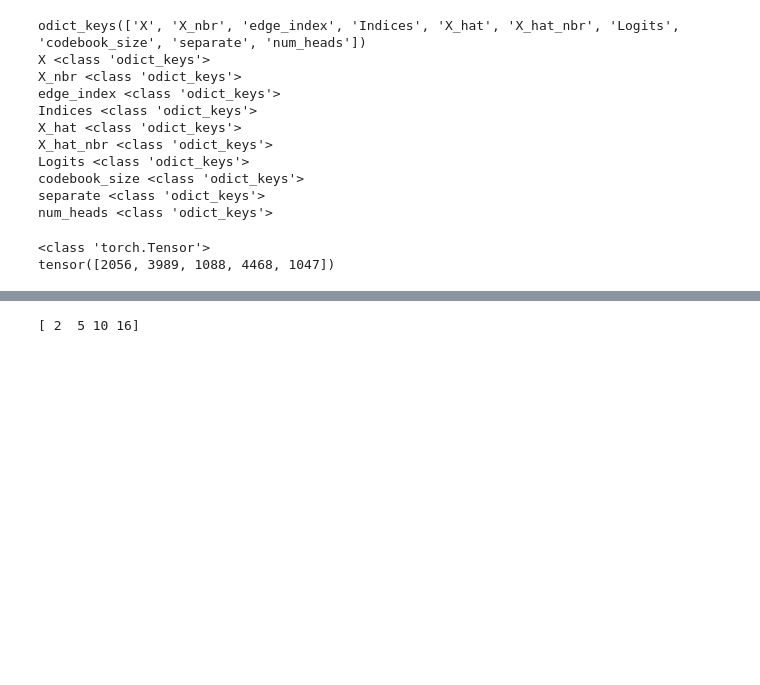
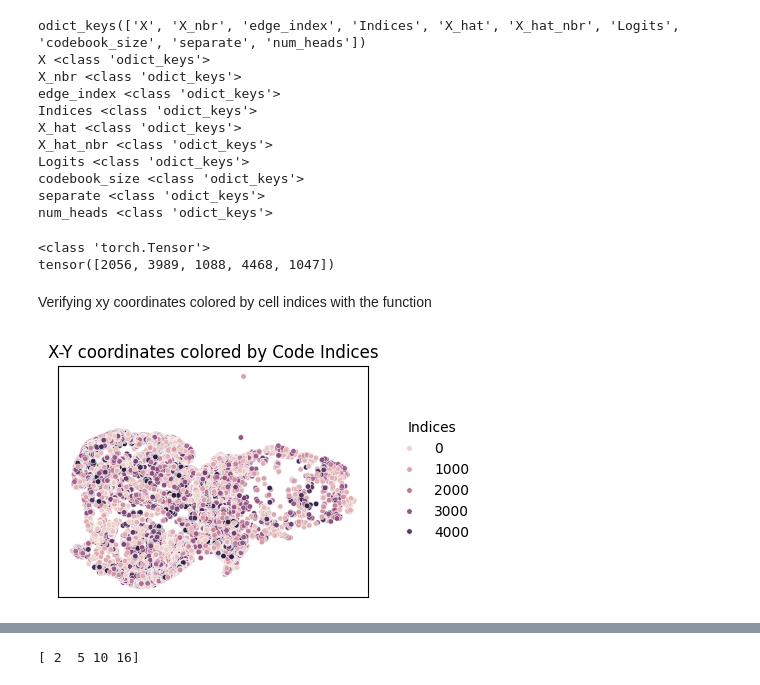
Before and after one commit to Lotfollahi-lab/squint-reproducibility, a Jupyter notebook: analysis/benchmarking/temporal_skin_task/temporal_skin.ipynb, the cells around one changed output, grey strips where cells are left out. Drawn from its saved outputs; the diff is of its cells as text; code cells hidden in the pictures; blank space fills up the shorter version.

```diff
--- a/analysis/benchmarking/temporal_skin_task/temporal_skin.ipynb
+++ b/analysis/benchmarking/temporal_skin_task/temporal_skin.ipynb
@@ -130,0 +129,2 @@ sample_batch_map = {
+# %% [markdown]
+Verifying xy coordinates colored by cell indices with the function
@@ -131,3 +196,11 @@ sample_batch_map = {
+# %%
+plot_code_assignment_on_xy_coordinates(
+        adata = adata,
+        spatial_key = "spatial",
+        label_key = "Indices",
+        title = "X-Y coordinates colored by Code Indices")
+# %% [output]
+[figure, added]
 # %%
 #Plotting tissues across batches(2,5,10,16)
 
```
Also changed, not shown: parts of 5 cells of this notebook.
